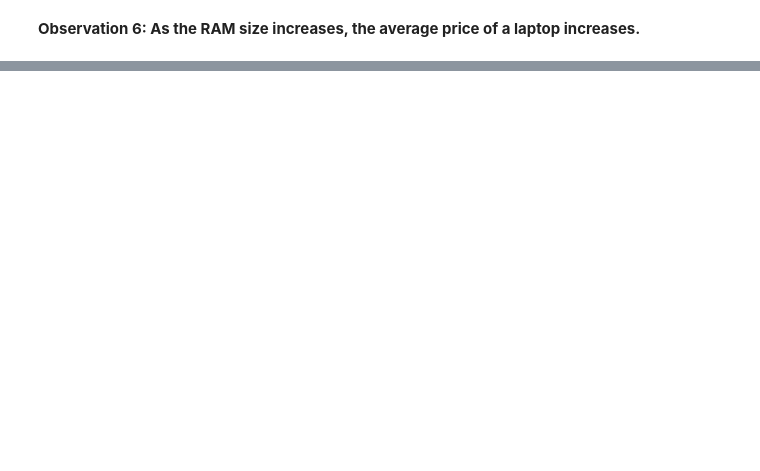
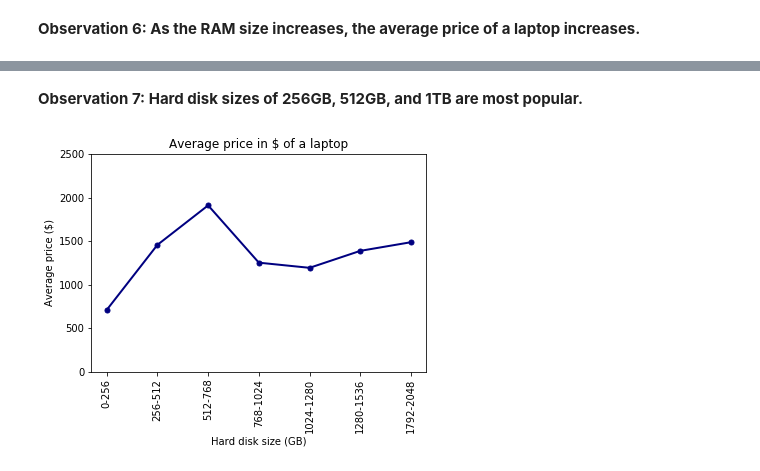
Before and after one commit to dliangsta/CS839-project, a Jupyter notebook: stage-4/olap.ipynb, the cells around one changed output, grey strips where cells are left out. Drawn from its saved outputs; the diff is of its cells as text; code cells hidden in the pictures; blank space fills up the shorter version.

```diff
--- a/stage-4/olap.ipynb
+++ b/stage-4/olap.ipynb
@@ -141,0 +151,10 @@ plt.show()
+# %%
+temp = (df['hard disk size'])
+temp = list(map(int, temp))
+temp = [str(int(i/256)*256) + '-' + str(int(i/256)*256 + 256) for i in temp]
+df.insert(len(df.columns), 'hard disk size range', temp)
+yy = (df.groupby(['hard disk size'])['id'].count())
+yy.plot(kind='bar')
+plt.xlabel('Hard disk size (GB)')
+plt.ylabel('No. of laptops')
+plt.show()
@@ -141,0 +163,15 @@ plt.show()
+# %% [markdown]
+**Observation 7: Hard disk sizes of 256GB, 512GB, and 1TB are most popular.**
+# %%
+filtered = df.groupby(['hard disk size range']).filter(lambda x: len(x) >= 10)
+size_order = ["0-256", "256-512", "512-768", "768-1024", "1024-1280", "1280-1536", "1792-2048"]
+xx = filtered.groupby(['hard disk size range'])['average_price'].mean().sort_index().loc[size_order]
+ax= xx.plot(lw=2, colormap='jet', marker='.', markersize=10,
+         title='Average price in $ of a laptop')
+ax.set_xticklabels(["", "0-256", "256-512", "512-768", "768-1024", "1024-1280", "1280-1536", "1792-2048"], rotation=90)
+plt.xlabel('Hard disk size (GB)')
+plt.ylabel('Average price ($)')
+plt.ylim((0,2500))
+plt.show()
+# %% [output]
+[figure, added]
```
Also changed, not shown: parts of 13 cells of this notebook.
